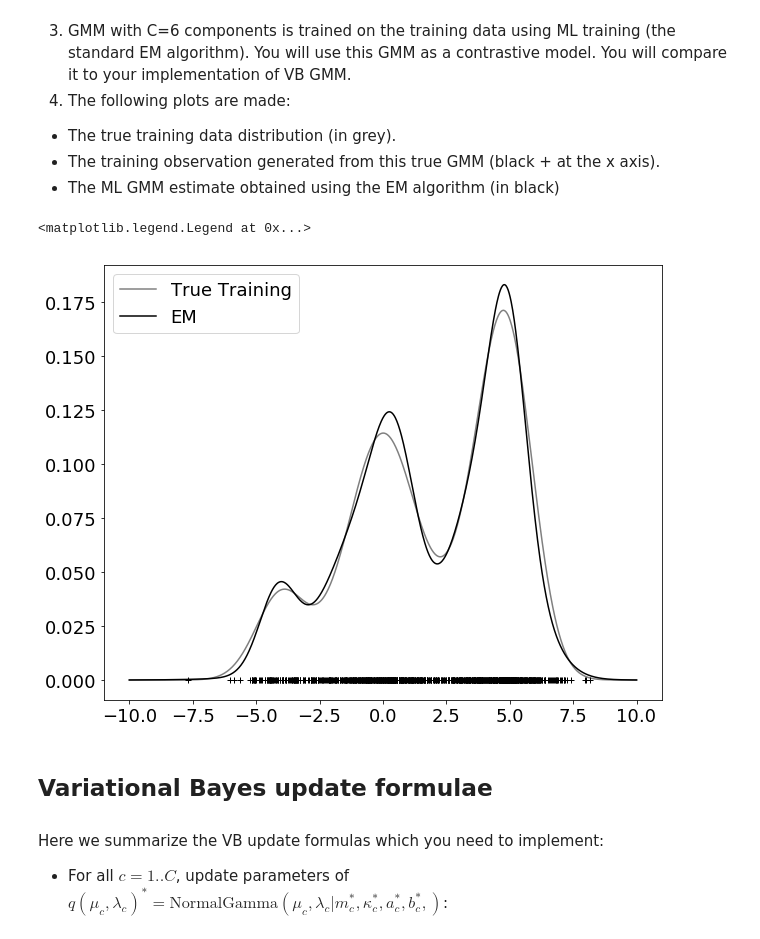
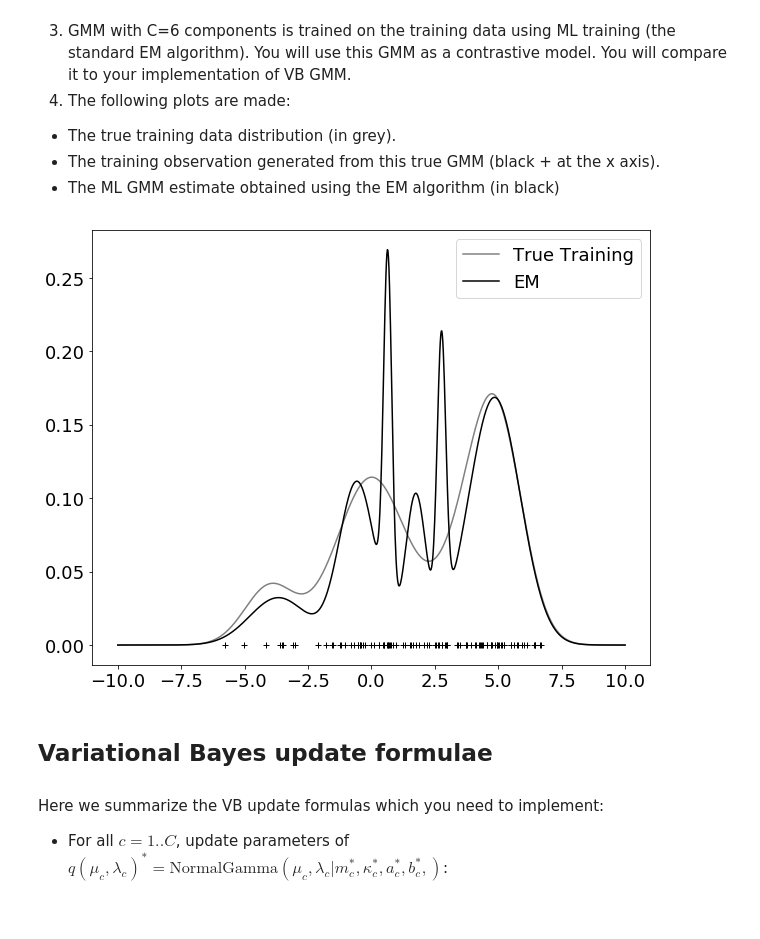
Before and after one commit to jbayardo/eci2017-bayesian-final, a Jupyter notebook: ECI2017_BayesianModels_Assignment.ipynb, the cells around one changed output. Saved outputs shown, nothing was run; the diff lists cells and outputs as text; code cells hidden in the pictures.

```diff
--- a/ECI2017_BayesianModels_Assignment.ipynb
+++ b/ECI2017_BayesianModels_Assignment.ipynb
@@ -37,7 +37,7 @@ def GMM_rvs(N, mus, vars, pis):
     return sampled[np.arange(len(selector)), selector]
 
 # Parameters for generating training data
-generate = True                   # If false, we use the pre-seeded data
+generate = False                   # If false, we use the pre-seeded data
 mus_true = [-4.0, 0.0, 4.0, 5]    # Means
 vars_true = [1.0, 1.96, 1.44, 1]  # Variances
 pis_true = [0.1, 0.4, 0.2, 0.3]   # Categorical distribution probabilities
@@ -71,35 +71,37 @@ else:
      3.39235348e+00, 4.10586407e+00, 2.76696554e+00, 6.66059909e+00, 6.00107916e+00, 5.92828295e+00,
      4.97460855e+00, 2.77746143e+00, 2.99416076e+00, 5.24459233e+00, 6.44720235e+00, 4.71084807e+00,
      5.62475093e+00, 3.76422931e+00, 5.79482964e+00, 5.11432194e+00])
     N = len(x)
 
 
 mus_ml = x[:C]                    # We choose few first observations as the initial means
 vars_ml = np.repeat(np.var(x), C) # Variances for all components are set to the global variance of the training data
 pis_ml = np.ones(C)/C             # All component weights are set to the same value 1/C
 # EM algorithm for ML GMM training
 for _ in range(1000):
     #E-step
     log_p_xz = sps.norm.logpdf(x[:,np.newaxis], mus_ml, np.sqrt(vars_ml)) + np.log(pis_ml)
     log_p_x  = logsumexp(log_p_xz, axis=1, keepdims=True)
     gammas = np.exp(log_p_xz - log_p_x)
 
     #M-step
     Nc = gammas.sum(axis=0)
     mus_ml  =  x.dot(gammas) / Nc
     vars_ml =  (x**2).dot(gammas) / Nc - mus_ml**2
     pis_ml  = Nc / Nc.sum()
 
 #4. Plot the true GMM, ML trained GMM and the observations
 true_GMM_pdf = GMM_pdf(srange, mus_true, vars_true, pis_true)
 ml_GMM_pdf  = GMM_pdf(srange, mus_ml, vars_ml, pis_ml)
 plt.plot(srange, true_GMM_pdf, 'gray', label='True Training')
 plt.plot(srange, ml_GMM_pdf, 'k', label='EM')
 plt.plot(x, np.zeros_like(x), '+k')
 plt.legend(loc='best')
+
+# We copy the ML-learned gammas into gammas0 because gammas will be overwritten later
+gammas0 = np.copy(gammas)
 # %% [output]
-<matplotlib.legend.Legend at 0x...>
-[figure, old version]
+[figure, new version]
 # %% [markdown]
 ## Variational Bayes update formulae
 
```
Also changed, not shown: parts of 6 cells of this notebook, 5 other files.
